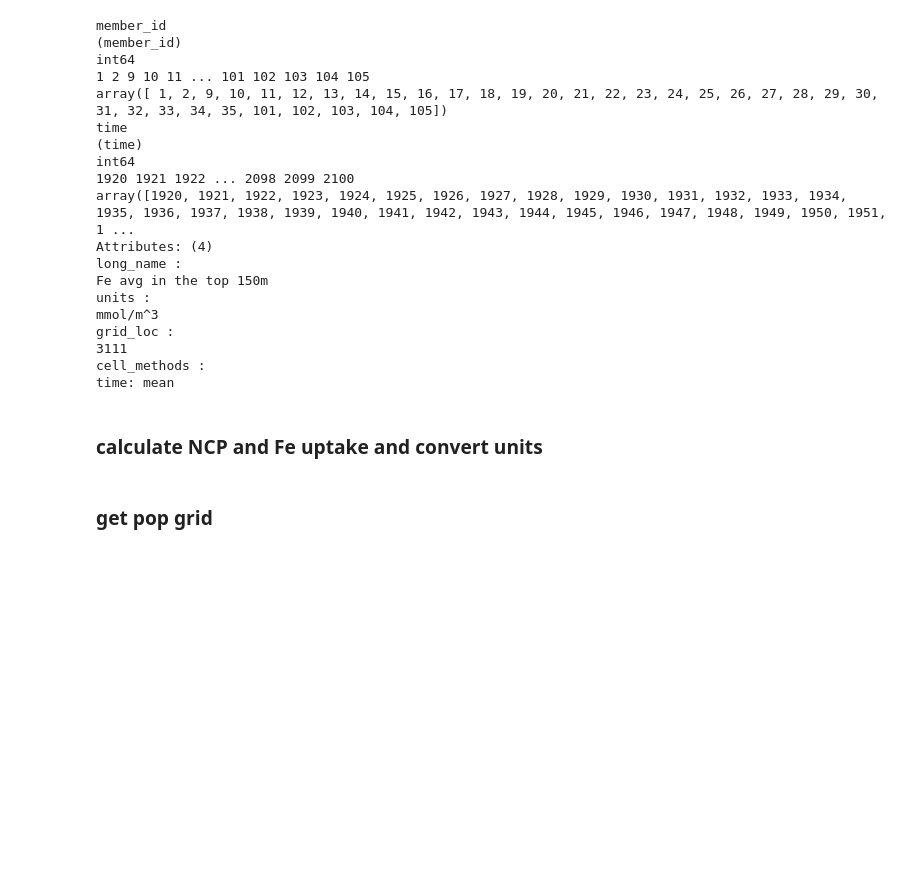
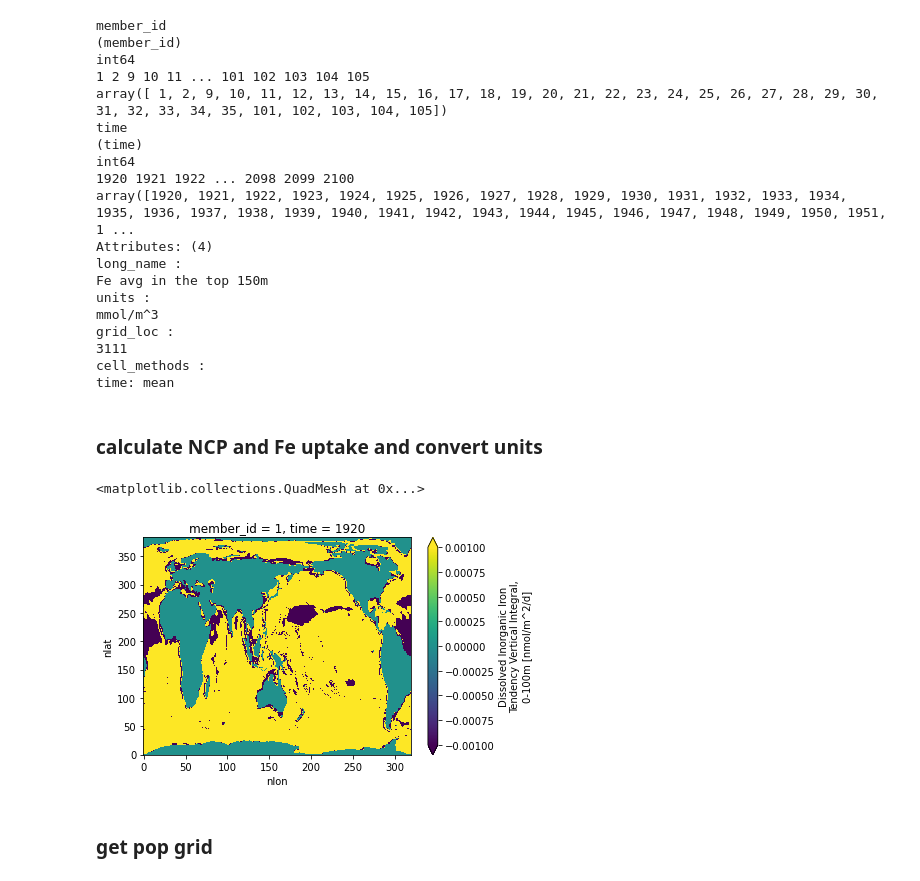
Before and after one commit to kristenkrumhardt/CESM1-LE-SO-diatoms, a Jupyter notebook: prelim_figs/NCP_Fe_lims_line_plots.ipynb, the cells around one changed output. Drawn from its saved outputs; the diff is of its cells as text; code cells hidden in the pictures; blank space fills up the shorter version.

```diff
--- a/making_figures/NCP_Fe_lims_line_plots.ipynb
+++ b/prelim_figs/NCP_Fe_lims_line_plots.ipynb
@@ -29,7 +29,7 @@ from mpl_toolkits.axes_grid1.inset_locator import inset_axes
 # %%
 %%time
 path = '/glade/scratch/kristenk/CESM-LE-output/CESM-LE-'
-variables = ['Fe_avg_150m','SHF_QSW','Jint_100m_DIC','Jint_100m_Fe',
+variables = ['Fe_avg_150m','SHF_QSW','Jint_100m_DIC','Jint_100m_Fe','phys_med_Fe',
              'sp_Cweight_Fe_lim','sp_Cweight_light_lim',
             'diat_Cweight_Fe_lim','diat_Cweight_light_lim']
 
@@ -144,4 +145,13 @@ convert = 0.01 * 86400.
 ds['NCP'] = (-1.) * ds.Jint_100m_DIC * convert
 ds.NCP.attrs = ds.Jint_100m_DIC.attrs
 ds.NCP.attrs['units'] = 'mmol/m^2/d'
+# %%
+convert = 0.01 * 86400. * 1000. *1000. #convert from mmol/m3 cm/s to nmol/m2/d
+ds['phys_med_Fe'] = ds.phys_med_Fe * convert
+ds.phys_med_Fe.attrs['units'] = 'nmol/m^2/d'
+# %%
+ds.phys_med_Fe.isel(member_id=0,time=0).plot(vmin=-0.001,vmax=0.001)
+# %% [output]
+<matplotlib.collections.QuadMesh at 0x...>
+[figure, added]
 # %%
```
Also changed, not shown: parts of 9 cells of this notebook, 28 other files.
